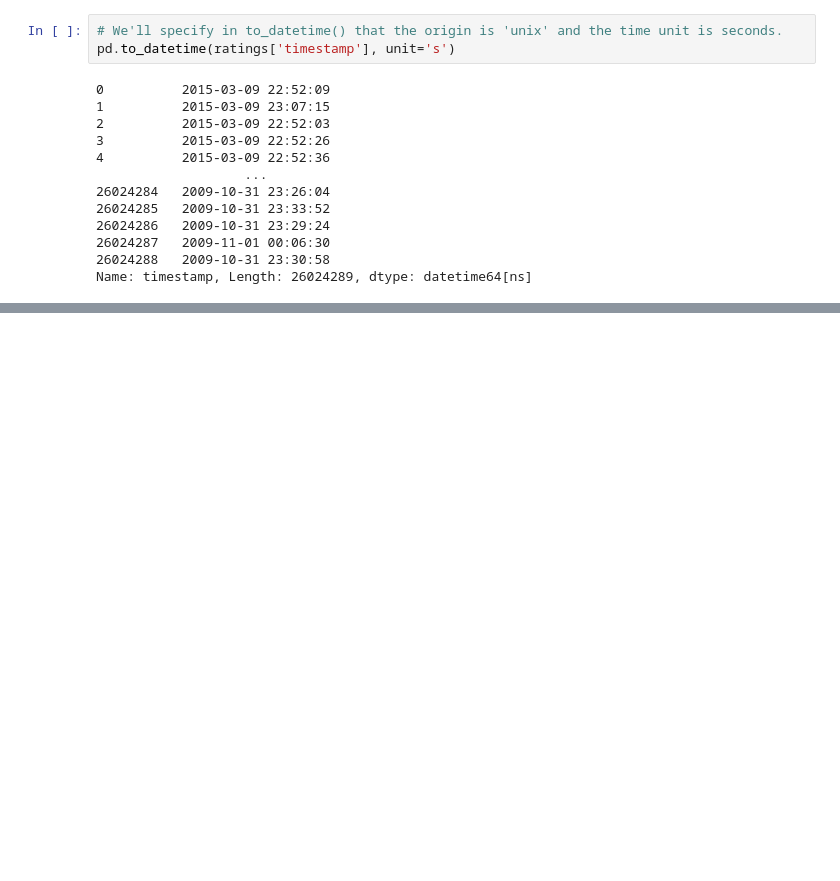
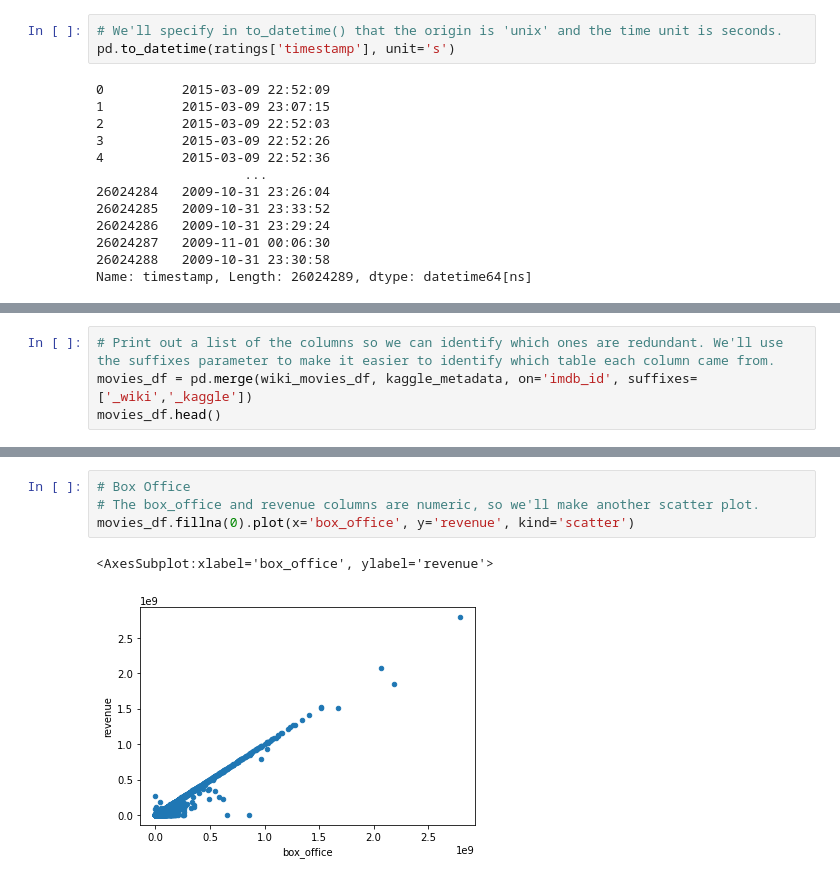
Before and after one commit to NikiNoel/Movies-ETL, a Jupyter notebook: ETL Practice.ipynb, the cells around one changed output, grey strips where cells are left out. Saved outputs shown, nothing was run; the diff lists cells and outputs as text; blank space fills up the shorter version.

```diff
--- a/ETL Practice.ipynb
+++ b/ETL Practice.ipynb
@@ -940,0 +1035,4 @@ Name: rating, dtype: float64
+# %%
+# Print out a list of the columns so we can identify which ones are redundant. We'll use the suffixes parameter to make it easier to identify which table each column came from.
+movies_df = pd.merge(wiki_movies_df, kaggle_metadata, on='imdb_id', suffixes=['_wiki','_kaggle'])
+movies_df.head()
@@ -940,0 +1109,7 @@ Name: rating, dtype: float64
+# %%
+# Box Office
+# The box_office and revenue columns are numeric, so we'll make another scatter plot.
+movies_df.fillna(0).plot(x='box_office', y='revenue', kind='scatter')
+# %% [output]
+<AxesSubplot:xlabel='box_office', ylabel='revenue'>
+[figure, added]
```
Also changed, not shown: parts of 49 cells of this notebook.
